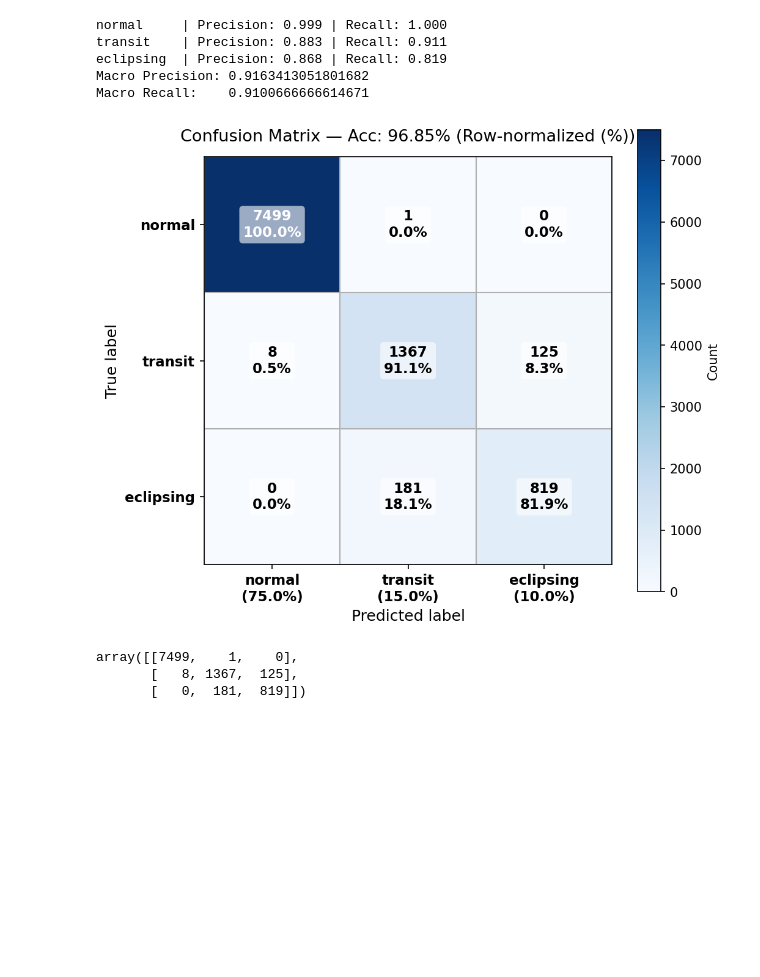
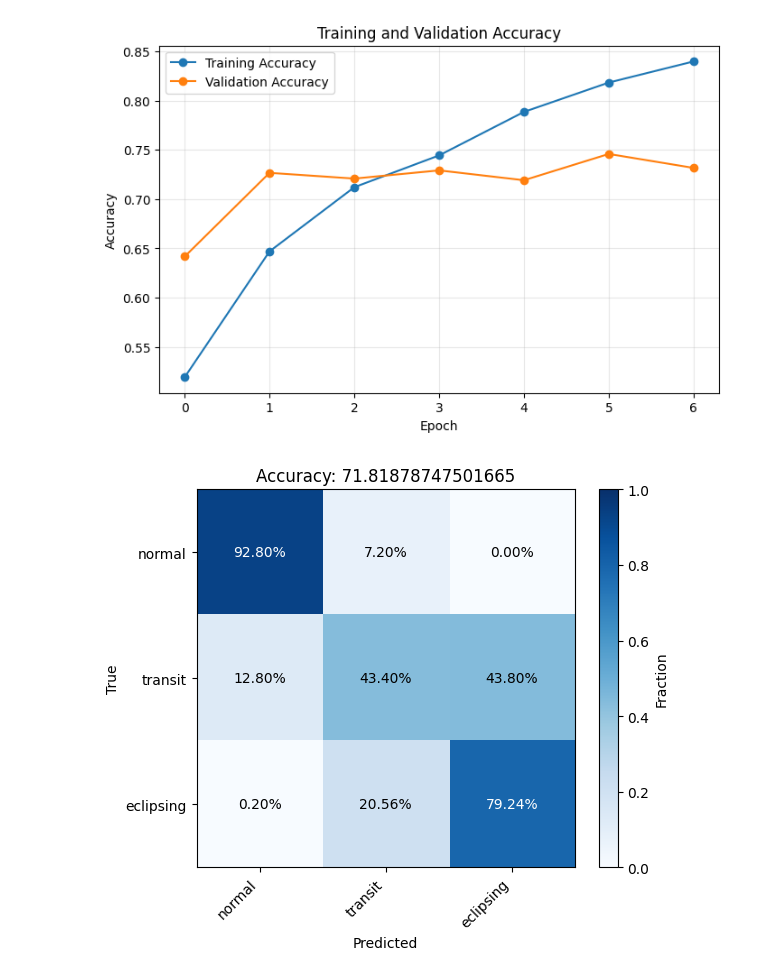
Before and after one commit to Aaryan-Thusoo/exoplanet_CNN_classifier, a Jupyter notebook: Work/eclipsing_synthetic.ipynb, the cells around one changed output. Saved outputs shown, nothing was run; the diff lists cells and outputs as text; code cells hidden in the pictures; blank space fills up the shorter version.

Commit message:
Code for running CNN on 3 class case. noise_extraction.ipynb necessary for collecting realistic noise for synthetic data

```diff
--- a/Work/eclipsing_synthetic.ipynb
+++ b/Work/eclipsing_synthetic.ipynb
@@ -43,27 +69,39 @@ class LightCurveDataset(Dataset):
     def __getitem__(self, idx):
         return self.X[idx], self.y[idx]
 
-train_ds = LightCurveDataset(X_train, y_train)
-test_ds  = LightCurveDataset(X_test, y_test)
+from torch.utils.data import TensorDataset, DataLoader
 
-train_loader = DataLoader(train_ds, batch_size=32, shuffle=True)
-test_loader  = DataLoader(test_ds, batch_size=32)
+batch_size = 32
+
+train_ds = TensorDataset(X_train, y_train)
+val_ds   = TensorDataset(X_val, y_val)
+test_ds  = TensorDataset(X_test, y_test)
+
+train_loader = DataLoader(train_ds, batch_size=batch_size, shuffle=True)
+val_loader   = DataLoader(val_ds,   batch_size=batch_size, shuffle=False)
+test_loader  = DataLoader(test_ds,  batch_size=batch_size, shuffle=False)
 # %%
 import torch
 import torch.nn as nn
 import torch.nn.functional as F
 
 class CNN1D(nn.Module):
-    def __init__(self, n_points):
+    def __init__(self, n_points, conv_dropout=0.20, fc_dropout=0.50):
         super().__init__()
         self.conv1 = nn.Conv1d(1, 16, kernel_size=5)
         self.conv2 = nn.Conv1d(16, 32, kernel_size=5)
         self.pool = nn.MaxPool1d(2)
 
+        self.dropout1 = nn.Dropout1d(conv_dropout)
+        self.dropout2 = nn.Dropout1d(conv_dropout)
+        self.dropout_fc = nn.Dropout(fc_dropout)
+
         with torch.no_grad():
             dummy = torch.zeros(1, 1, n_points)
             z = self.pool(F.relu(self.conv1(dummy)))
+            z = self.dropout1(z)
             z = self.pool(F.relu(self.conv2(z)))
+            z = self.dropout2(z)
             n_features = z.shape[1] * z.shape[2]
 
         self.fc1 = nn.Linear(n_features, 64)
@@ -71,15 +109,19 @@ class CNN1D(nn.Module):
 
     def forward(self, x):
         x = self.pool(F.relu(self.conv1(x)))
+        x = self.dropout1(x)
+
         x = self.pool(F.relu(self.conv2(x)))
+        x = self.dropout2(x)
+
         x = torch.flatten(x, 1)
         x = F.relu(self.fc1(x))
+        x = self.dropout_fc(x)
+
         return self.fc2(x)
 # %%
-import torch.nn as nn
-
-model = CNN1D(n_points=2000)
+model = CNN1D(n_points=X_train.shape[-1], conv_dropout=0.20, fc_dropout=0.50)
 
 criterion = torch.nn.CrossEntropyLoss()
-optimizer = torch.optim.Adam(model.parameters(), lr=1e-3)
+optimizer = torch.optim.Adam(model.parameters(), lr=1e-3, weight_decay=1e-4)
 # %%
@@ -146,13 +244,18 @@ all_true = torch.cat(all_true)
+# %%
+plt.figure(figsize=(8, 5))
+plt.plot(train_accuracies, marker='o', label='Training Accuracy')
+plt.plot(val_accuracies, marker='o', label='Validation Accuracy')
+plt.xlabel("Epoch")
+plt.ylabel("Accuracy")
+plt.title("Training and Validation Accuracy")
+plt.legend()
+plt.grid(True, alpha=0.3)
+plt.show()
+# %% [output]
+[figure, added]
+# %%
+all_preds, all_true, all_conf = get_batch_information(model, test_loader)
 # %%
-save_info = [num_lc, lc_types, per_types, num_epochs]
-confusion_matrix(all_preds, all_true, save_info)
+plot_confusion_matrix(all_true, all_preds)
 # %% [output]
-normal     | Precision: 0.999 | Recall: 1.000
-transit    | Precision: 0.883 | Recall: 0.911
-eclipsing  | Precision: 0.868 | Recall: 0.819
-Macro Precision: 0.9163413051801682
-Macro Recall:    0.9100666666614671
-[figure, old version]
+[figure, new version]
-array([[7499,    1,    0],
-       [   8, 1367,  125],
-       [   0,  181,  819]])
```
Also changed, not shown: parts of 14 cells of this notebook, 1 other file.
